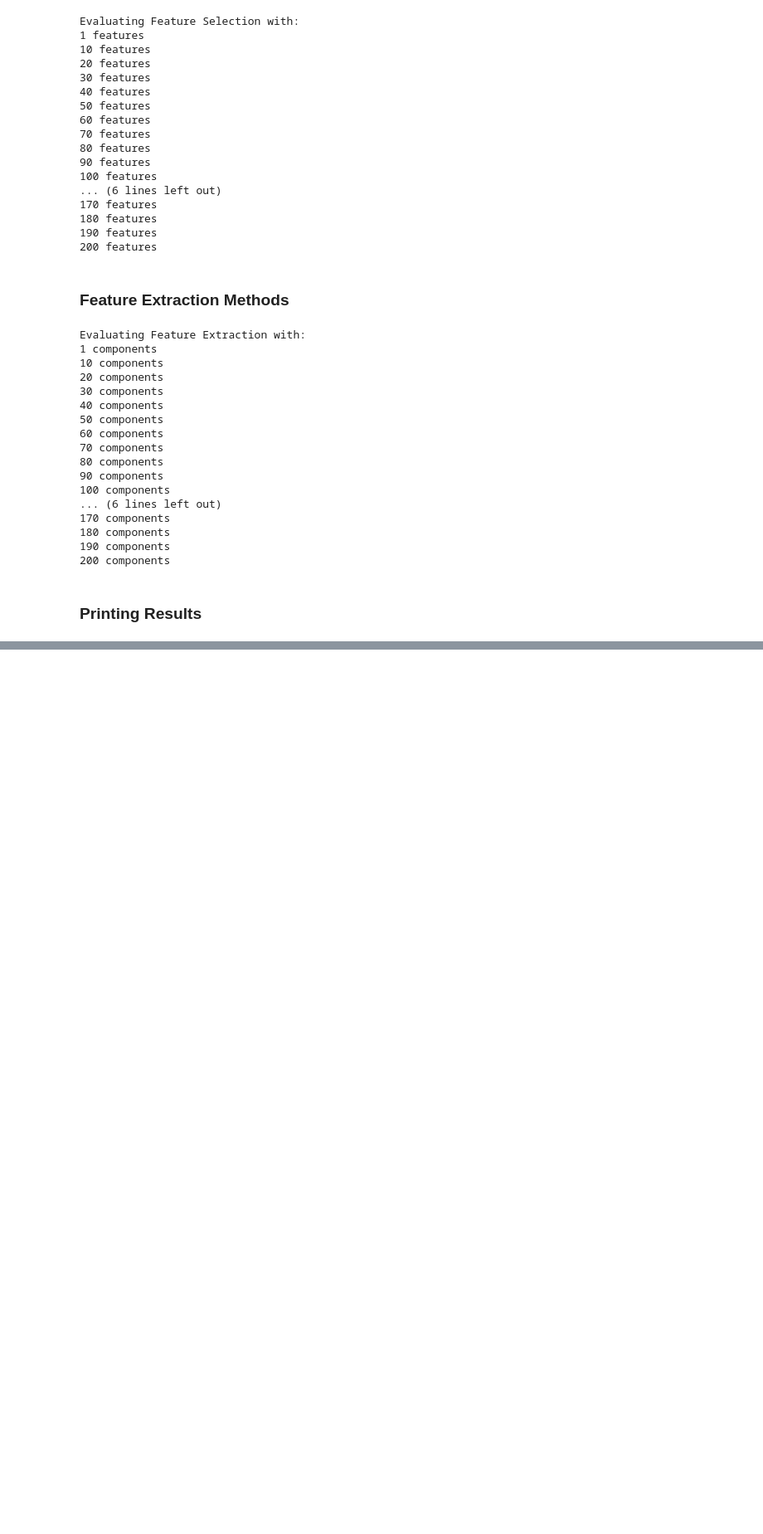
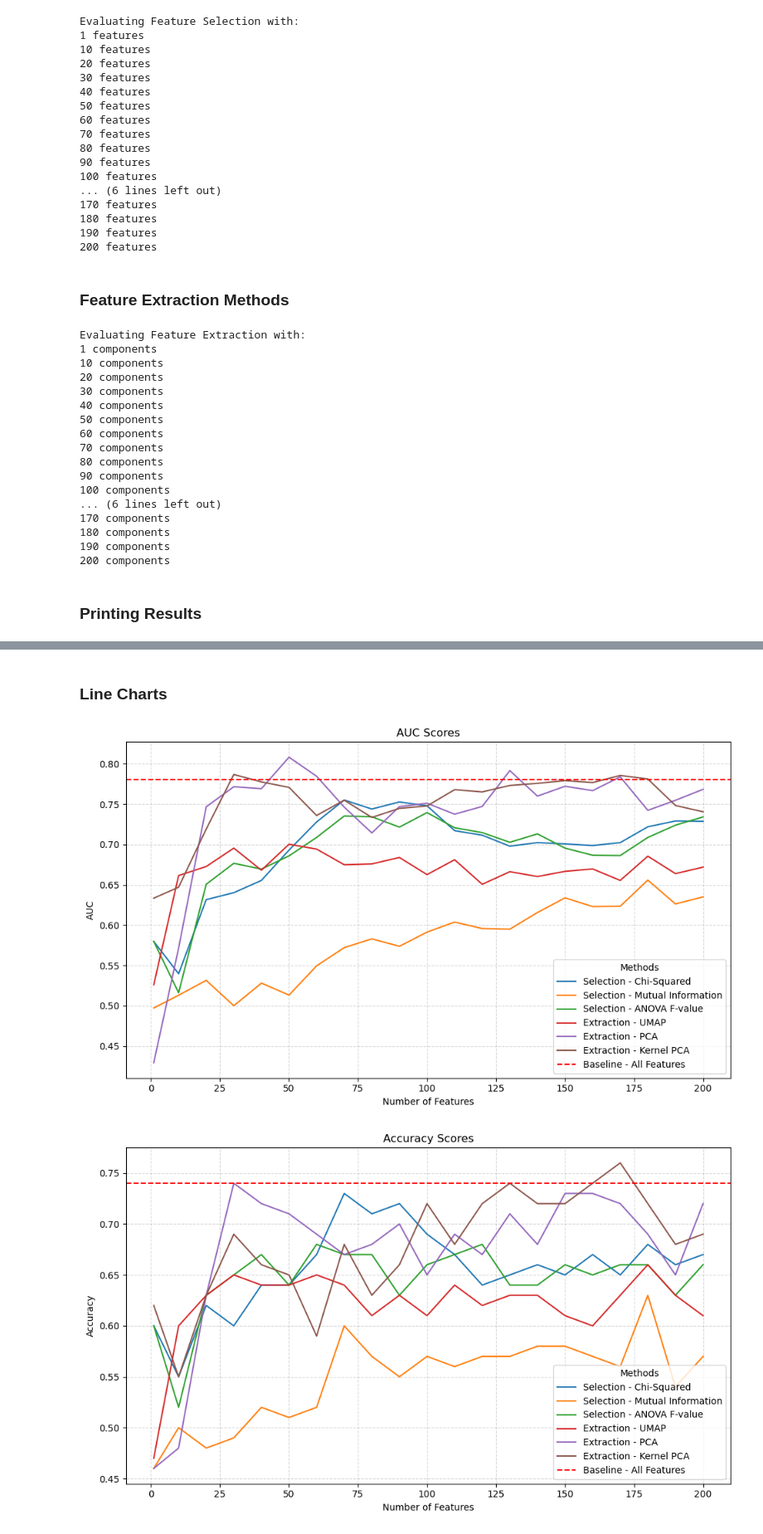
Before and after one commit to NickkRodriguez/GatorBiome, a Jupyter notebook: feature_engineering.ipynb, the cells around one changed output, grey strips where cells are left out. Shown at 83% size. Cells and saved outputs as stored; diff of their text form; code cells hidden in the pictures; blank space fills up the shorter version.

```diff
--- a/feature_engineering.ipynb
+++ b/feature_engineering.ipynb
@@ -309,0 +267,31 @@ plot_auc_progression(df_feature_extraction, "AUC Progression - Feature Extractio
+# %% [markdown]
+### Line Charts
+# %%
+def plot_metric_progression(df, metric, title):
+    plt.figure(figsize=(10, 6))
+
+    # plotting feature eng. methods
+    for method_type in ['Selection', 'Extraction']:
+        for method in df.xs(method_type, level=1).index.get_level_values(1).unique():
+            metric_values = df.xs((slice(None), method_type, method))[metric]
+            feature_counts = df.xs((slice(None), method_type, method)).index.get_level_values(0)
+            plt.plot(feature_counts, metric_values, label=f"{method_type} - {method}")
+
+    # adding baseline model
+    baseline_values = df.xs(("All Features", "Baseline", best_model_name))[metric]
+    plt.axhline(y=baseline_values, color='red', linestyle='--', label='Baseline - All Features')
+
+    plt.title(f"{metric} Scores")
+    plt.xlabel('Number of Features')
+    plt.ylabel(f'{metric}')
+    plt.legend(title='Methods')
+    plt.grid(True, linestyle='--', alpha=0.5)
+    plt.tight_layout()
+    plt.show()
+
+# plotting each metric
+for metric in metric_names:
+    plot_metric_progression(df_combined_results, metric, f"{metric} Scores")
+# %% [output]
+[figure, added]
+[figure, added]
```
Also changed, not shown: parts of 15 cells of this notebook, 3 other files.
